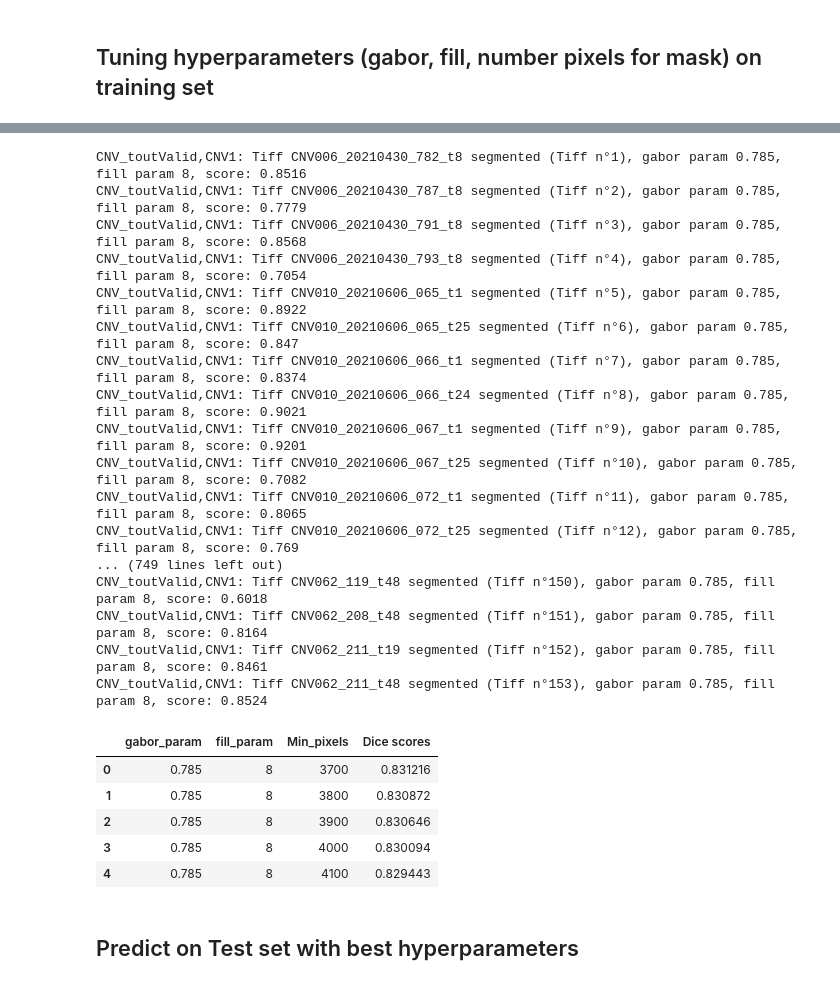
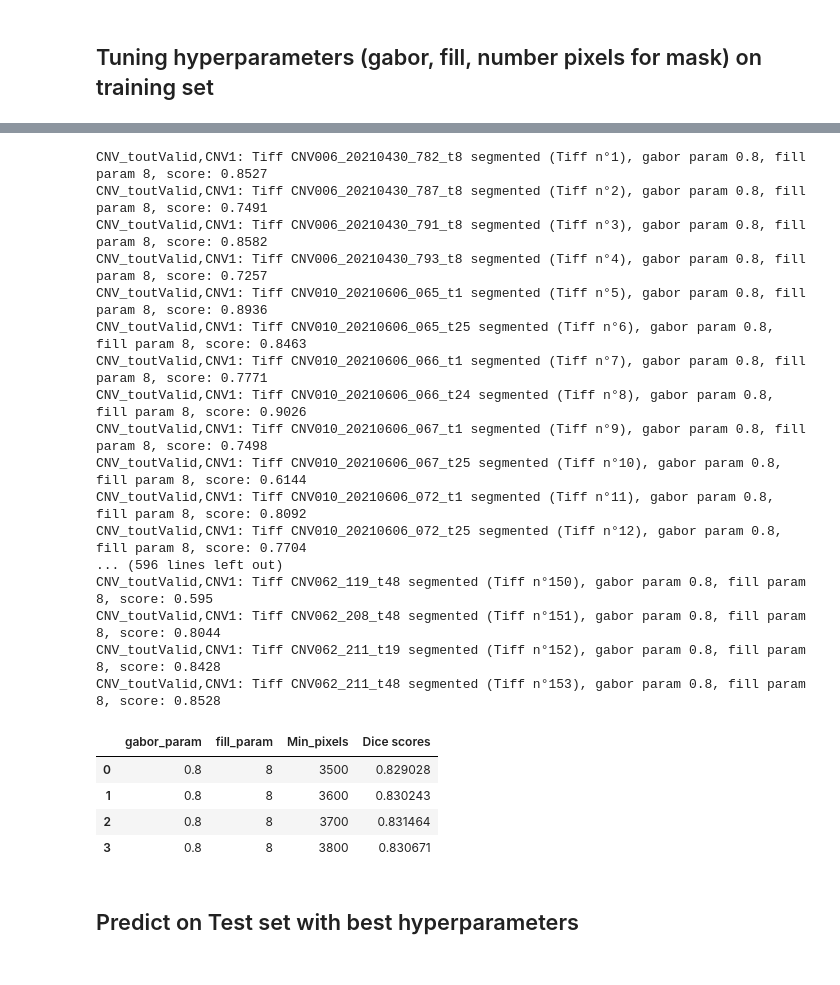
Before and after one commit to CNguyenVigouroux/organoid_tracking, a Jupyter notebook: Notebook_Aaron6.ipynb, the cells around one changed output, grey strips where cells are left out. Drawn from its saved outputs; the diff is of its cells as text; code cells hidden in the pictures.

```diff
--- a/Notebook_Aaron6.ipynb
+++ b/Notebook_Aaron6.ipynb
@@ -210,35 +210,34 @@ ValueError: Length mismatch: Expected axis has 3 elements, new values have 4 ele
 # %%
 # after having tuned the gabor and fill parameter, we are going to tune the number of pixels threshold (every mask below that number of pixels is removed)
 
-hyperparameter_candidates = [3700,3800,3900,4000,4100]
-dice_score_pixels_nb = list(map(lambda x: [0.785,8,x,np.array(list(create_masks(file_dir,image_files_name,mask_files_name,gabor_parameter=0.785,fill_cells=8, ratio_small_object_thresh = x/(1920*1440) ,save_predicted_mask=False).values())).mean() ] , hyperparameter_candidates))
+hyperparameter_candidates = [3500,3600,3700,3800]
+dice_score_pixels_nb = list(map(lambda x: [0.8,8,x,np.array(list(create_masks(file_dir,image_files_name,mask_files_name,gabor_parameter=0.8,fill_cells=8, ratio_small_object_thresh = x/(1920*1440) ,save_predicted_mask=False).values())).mean() ] , hyperparameter_candidates))
 dice_score_pixels_nb=pd.DataFrame(dice_score_pixels_nb)
 dice_score_pixels_nb.columns = ['gabor_param', 'fill_param', 'Min_pixels', 'Dice scores']
 dice_score_pixels_nb
 # %% [output]
-CNV_toutValid,CNV1: Tiff CNV006_20210430_782_t8 segmented (Tiff n°1), gabor param 0.785, fill param 8, score: 0.8516
-CNV_toutValid,CNV1: Tiff CNV006_20210430_787_t8 segmented (Tiff n°2), gabor param 0.785, fill param 8, score: 0.7779
-CNV_toutValid,CNV1: Tiff CNV006_20210430_791_t8 segmented (Tiff n°3), gabor param 0.785, fill param 8, score: 0.8568
-CNV_toutValid,CNV1: Tiff CNV006_20210430_793_t8 segmented (Tiff n°4), gabor param 0.785, fill param 8, score: 0.7054
-CNV_toutValid,CNV1: Tiff CNV010_20210606_065_t1 segmented (Tiff n°5), gabor param 0.785, fill param 8, score: 0.8922
-CNV_toutValid,CNV1: Tiff CNV010_20210606_065_t25 segmented (Tiff n°6), gabor param 0.785, fill param 8, score: 0.847
-CNV_toutValid,CNV1: Tiff CNV010_20210606_066_t1 segmented (Tiff n°7), gabor param 0.785, fill param 8, score: 0.8374
-CNV_toutValid,CNV1: Tiff CNV010_20210606_066_t24 segmented (Tiff n°8), gabor param 0.785, fill param 8, score: 0.9021
-CNV_toutValid,CNV1: Tiff CNV010_20210606_067_t1 segmented (Tiff n°9), gabor param 0.785, fill param 8, score: 0.9201
-CNV_toutValid,CNV1: Tiff CNV010_20210606_067_t25 segmented (Tiff n°10), gabor param 0.785, fill param 8, score: 0.7082
-CNV_toutValid,CNV1: Tiff CNV010_20210606_072_t1 segmented (Tiff n°11), gabor param 0.785, fill param 8, score: 0.8065
-CNV_toutValid,CNV1: Tiff CNV010_20210606_072_t25 segmented (Tiff n°12), gabor param 0.785, fill param 8, score: 0.769
-... (749 lines left out)
-CNV_toutValid,CNV1: Tiff CNV062_119_t48 segmented (Tiff n°150), gabor param 0.785, fill param 8, score: 0.6018
-CNV_toutValid,CNV1: Tiff CNV062_208_t48 segmented (Tiff n°151), gabor param 0.785, fill param 8, score: 0.8164
-CNV_toutValid,CNV1: Tiff CNV062_211_t19 segmented (Tiff n°152), gabor param 0.785, fill param 8, score: 0.8461
-CNV_toutValid,CNV1: Tiff CNV062_211_t48 segmented (Tiff n°153), gabor param 0.785, fill param 8, score: 0.8524
+CNV_toutValid,CNV1: Tiff CNV006_20210430_782_t8 segmented (Tiff n°1), gabor param 0.8, fill param 8, score: 0.8527
+CNV_toutValid,CNV1: Tiff CNV006_20210430_787_t8 segmented (Tiff n°2), gabor param 0.8, fill param 8, score: 0.7491
+CNV_toutValid,CNV1: Tiff CNV006_20210430_791_t8 segmented (Tiff n°3), gabor param 0.8, fill param 8, score: 0.8582
+CNV_toutValid,CNV1: Tiff CNV006_20210430_793_t8 segmented (Tiff n°4), gabor param 0.8, fill param 8, score: 0.7257
+CNV_toutValid,CNV1: Tiff CNV010_20210606_065_t1 segmented (Tiff n°5), gabor param 0.8, fill param 8, score: 0.8936
+CNV_toutValid,CNV1: Tiff CNV010_20210606_065_t25 segmented (Tiff n°6), gabor param 0.8, fill param 8, score: 0.8463
+CNV_toutValid,CNV1: Tiff CNV010_20210606_066_t1 segmented (Tiff n°7), gabor param 0.8, fill param 8, score: 0.7771
+CNV_toutValid,CNV1: Tiff CNV010_20210606_066_t24 segmented (Tiff n°8), gabor param 0.8, fill param 8, score: 0.9026
+CNV_toutValid,CNV1: Tiff CNV010_20210606_067_t1 segmented (Tiff n°9), gabor param 0.8, fill param 8, score: 0.7498
+CNV_toutValid,CNV1: Tiff CNV010_20210606_067_t25 segmented (Tiff n°10), gabor param 0.8, fill param 8, score: 0.6144
+CNV_toutValid,CNV1: Tiff CNV010_20210606_072_t1 segmented (Tiff n°11), gabor param 0.8, fill param 8, score: 0.8092
+CNV_toutValid,CNV1: Tiff CNV010_20210606_072_t25 segmented (Tiff n°12), gabor param 0.8, fill param 8, score: 0.7704
+... (596 lines left out)
+CNV_toutValid,CNV1: Tiff CNV062_119_t48 segmented (Tiff n°150), gabor param 0.8, fill param 8, score: 0.595
+CNV_toutValid,CNV1: Tiff CNV062_208_t48 segmented (Tiff n°151), gabor param 0.8, fill param 8, score: 0.8044
+CNV_toutValid,CNV1: Tiff CNV062_211_t19 segmented (Tiff n°152), gabor param 0.8, fill param 8, score: 0.8428
+CNV_toutValid,CNV1: Tiff CNV062_211_t48 segmented (Tiff n°153), gabor param 0.8, fill param 8, score: 0.8528
 |  | gabor_param | fill_param | Min_pixels | Dice scores |
-| 0 | 0.785 | 8 | 3700 | 0.831216 |
-| 1 | 0.785 | 8 | 3800 | 0.830872 |
-| 2 | 0.785 | 8 | 3900 | 0.830646 |
-| 3 | 0.785 | 8 | 4000 | 0.830094 |
-| 4 | 0.785 | 8 | 4100 | 0.829443 |
+| 0 | 0.8 | 8 | 3500 | 0.829028 |
+| 1 | 0.8 | 8 | 3600 | 0.830243 |
+| 2 | 0.8 | 8 | 3700 | 0.831464 |
+| 3 | 0.8 | 8 | 3800 | 0.830671 |
 # %% [markdown]
 ## Predict on Test set with best hyperparameters
 # %%
```
Also changed, not shown: parts of 2 cells of this notebook, 3 other files.
